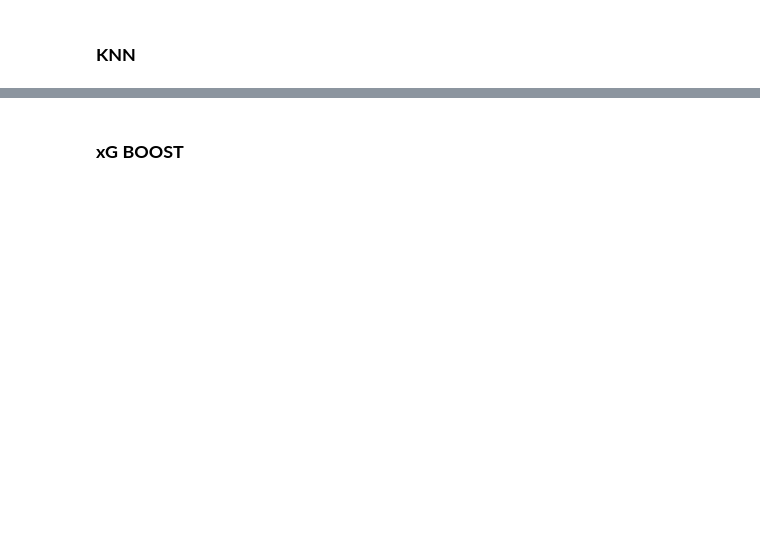
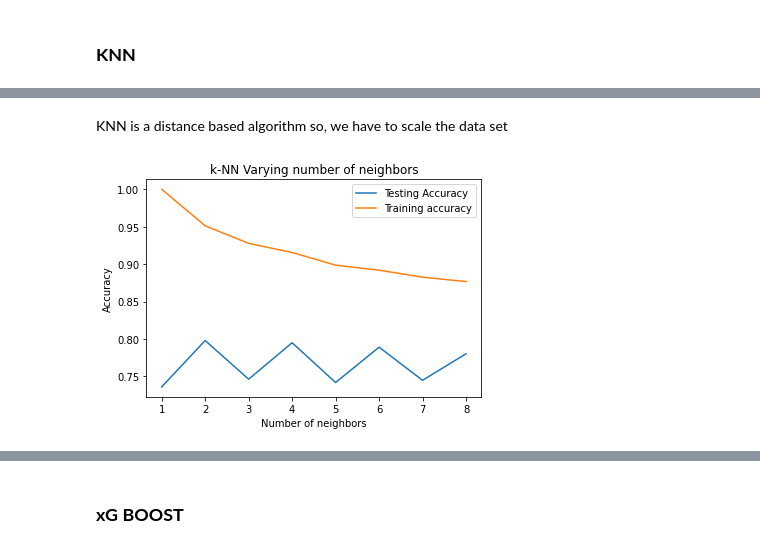
Before and after one commit to amalmon/cardio-vascular-risk-prediction, a Jupyter notebook: cardio_vascular_risk_prediction_individual_notebook_by_AMAL.ipynb, the cells around one changed output, grey strips where cells are left out. Drawn from its saved outputs; the diff is of its cells as text; code cells hidden in the pictures; blank space fills up the shorter version.

```diff
--- a/cardio_vascular_risk_prediction_individual_notebook_by_AMAL.ipynb
+++ b/cardio_vascular_risk_prediction_individual_notebook_by_AMAL.ipynb
@@ -597,0 +556,2 @@ knn_model = KNeighborsClassifier(n_neighbors=best_k)
+# %% [markdown]
+KNN is a distance based algorithm so, we have to scale the data set
@@ -597,0 +586,11 @@ knn_model = KNeighborsClassifier(n_neighbors=best_k)
+# %%
+# Generate plot
+plt.title('k-NN Varying number of neighbors')
+plt.plot(neighbors, test_accuracy, label='Testing Accuracy')
+plt.plot(neighbors, train_accuracy, label='Training accuracy')
+plt.legend()
+plt.xlabel('Number of neighbors')
+plt.ylabel('Accuracy')
+plt.show()
+# %% [output]
+[figure, added]
```
Also changed, not shown: parts of 44 cells of this notebook.
